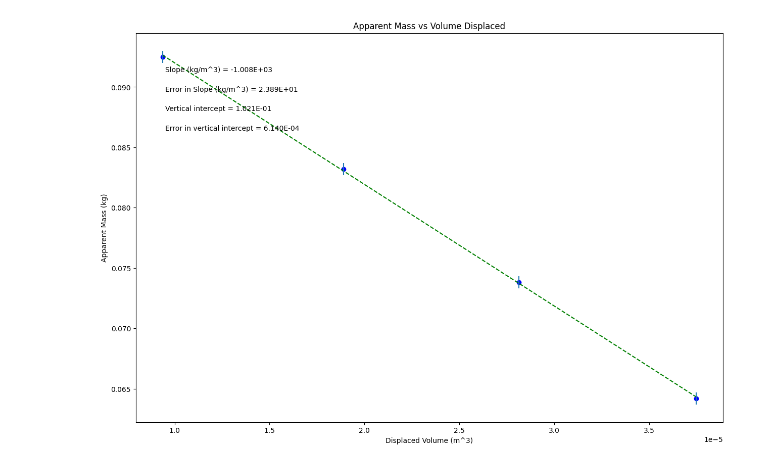
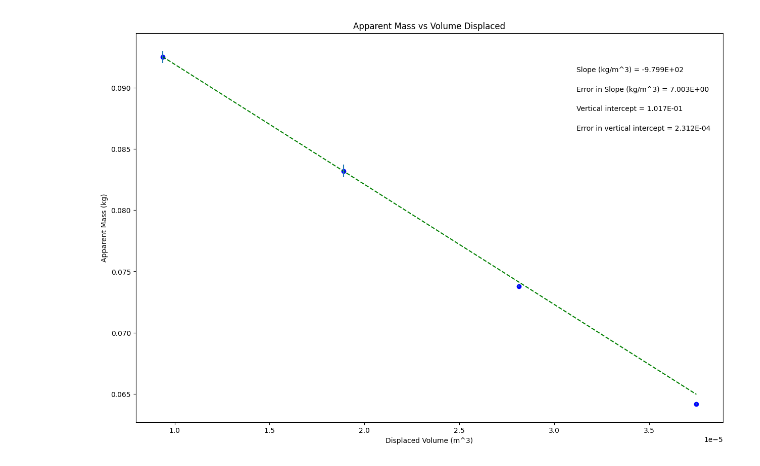
Before and after one commit to PercyCuthbert/Lab-Assignment-Purgatory, a Jupyter notebook: PSHX_Lab_Archimedes_Principle_Graph.ipynb, the cells around one changed output. Cells and saved outputs as stored; diff of their text form; code cells hidden in the pictures.

```diff
--- a/PSHX_Lab_Archimedes_Principle_Graph.ipynb
+++ b/PSHX_Lab_Archimedes_Principle_Graph.ipynb
@@ -21,7 +21,7 @@ xvariable_changeme = np.array([0.00000936385, 0.00001890295, 0.00002814161, 0.00
 
 yvariable_changeme = np.array([.0925, .0832, .0738, .0642])
 
-err_yvariable_changeme = np.array([0.0005, 0.0005, 0.0005, 0.0005])
+err_yvariable_changeme = np.array([0.0005, 0.0005, 0.00005, 0.00005])
 
 
 
@@ -43,7 +43,7 @@ slope_units= 'kg/m^3'
 #UPDATE ANNOTATION PLACEMENT SO IT'S OUT OF WAY OF PLOTTED DATA AND BEST FIT LINE
 #integer from 1 to 4, top R corner is 1 (counter-clockwise from there)
 
-annotation_placement=2
+annotation_placement=1
 
 
 #-----------------------------------------------------------------------#
@@ -90,31 +90,31 @@ elif annotation_placement==3 or annotation_placement==4:
 #Don't need to change anything in this section!
 
 #Plot data on graph. Plot error bars and place values for slope,
 #error in slope, and vertical intercept (plus error) on the plot using "annotate"
 
 plt.figure(figsize=(15,10))
 
 plt.plot(x, fit, color='green', linestyle='--')
 plt.scatter(x, y, color='blue', marker='o')
 
 plt.xlabel(x_label)
 plt.ylabel(y_label)
 plt.title(plot_title)
 
 plt.errorbar(x, y, yerr=dy, xerr=None, fmt="none") #don't need to plot x error bars
 
 plt.annotate('Slope ({}) = {value:.{digits}E}'.format(slope_units,value=m, digits=3),
              (xpos, ypos[0]), xycoords='axes fraction')
 
 plt.annotate('Error in Slope ({}) = {value:.{digits}E}'.format(slope_units,value=dm, digits=3),
              (xpos, ypos[1]), xycoords='axes fraction')
 
 plt.annotate('Vertical intercept = {value:.{digits}E}'.format(value=b, digits=3),
              (xpos, ypos[2]), xycoords='axes fraction')
 
 plt.annotate('Error in vertical intercept = {value:.{digits}E}'.format(value=db, digits=3),
              (xpos, ypos[3]), xycoords='axes fraction')
 
 plt.show()
 # %% [output]
-[figure, old version]
+[figure, new version]
```
